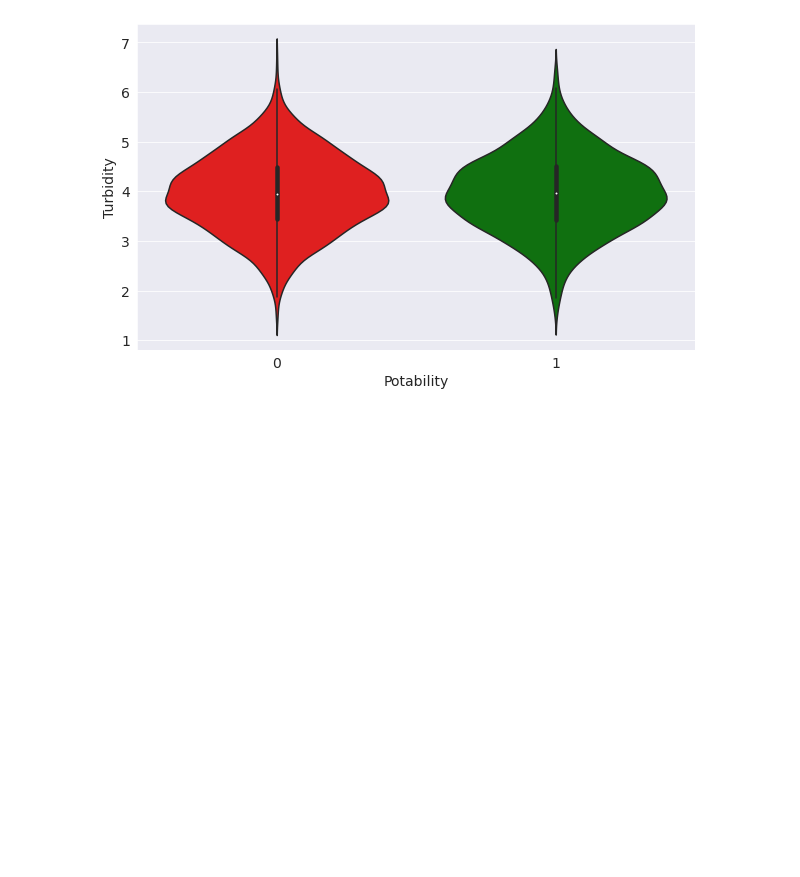
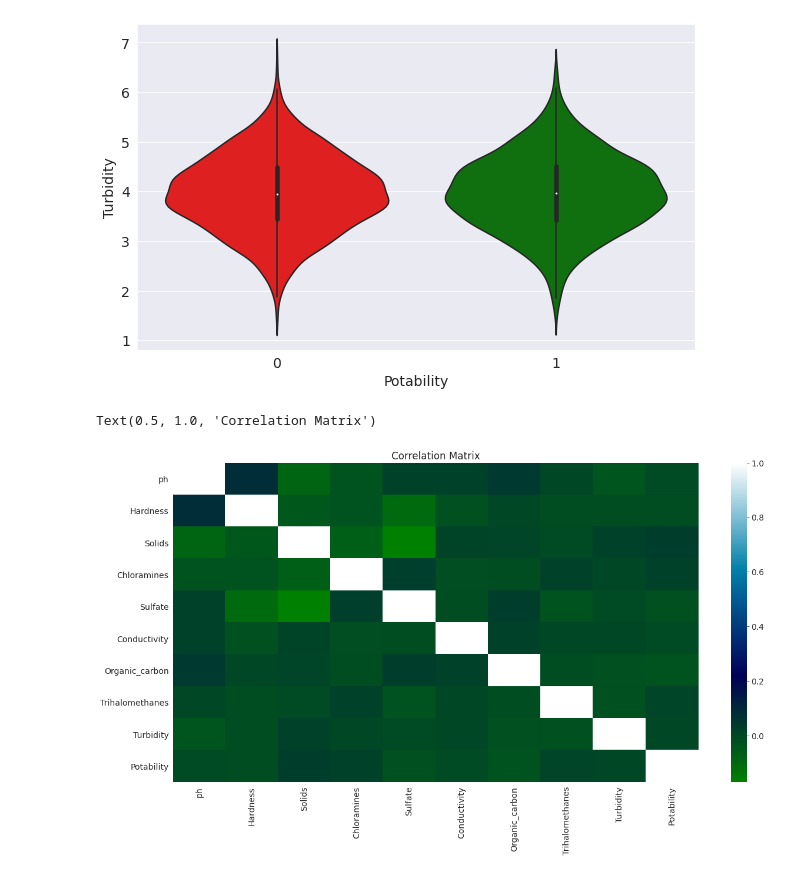
Before and after one commit to Rey-commits/AI-Computer_Vision_Projects, a Jupyter notebook: 9_Water_Quality_Potability_Prediction/Water_Potability_Prediction_Using_Machine_Learning_Algorithms.ipynb, the cells around one changed output. Cells and saved outputs as stored; diff of their text form; code cells hidden in the pictures; blank space fills up the shorter version.

```diff
--- a/9_Water_Quality_Potability_Prediction/Water_Potability_Prediction_Using_Machine_Learning_Algorithms.ipynb
+++ b/9_Water_Quality_Potability_Prediction/Water_Potability_Prediction_Using_Machine_Learning_Algorithms.ipynb
@@ -173,3 +175,10 @@ sns.violinplot(x="Potability", y="Turbidity", data=raw_df, palette=['r','g'])
 # %% [output]
 <AxesSubplot:xlabel='Potability', ylabel='Turbidity'>
 [figure]
+# %%
+fig, ax = plt.subplots(figsize=(20,10))
+sns.heatmap(raw_df.corr(), ax=ax, cmap="ocean")
+plt.title("Correlation Matrix")
+# %% [output]
+Text(0.5, 1.0, 'Correlation Matrix')
+[figure, added]
```
Also changed, not shown: parts of 28 cells of this notebook.
